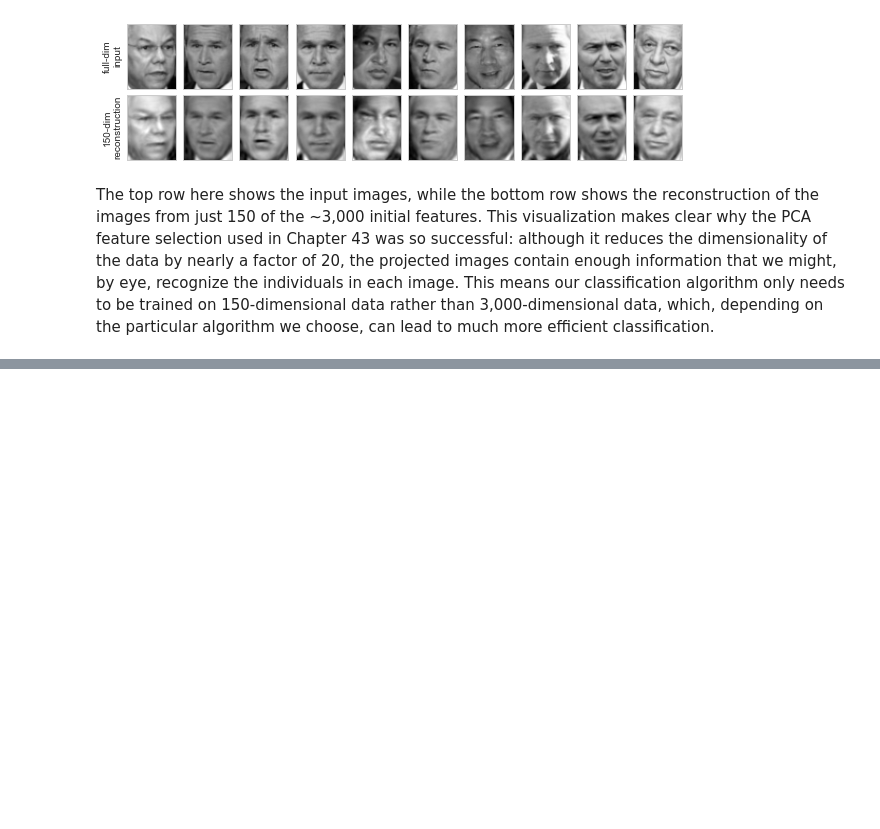
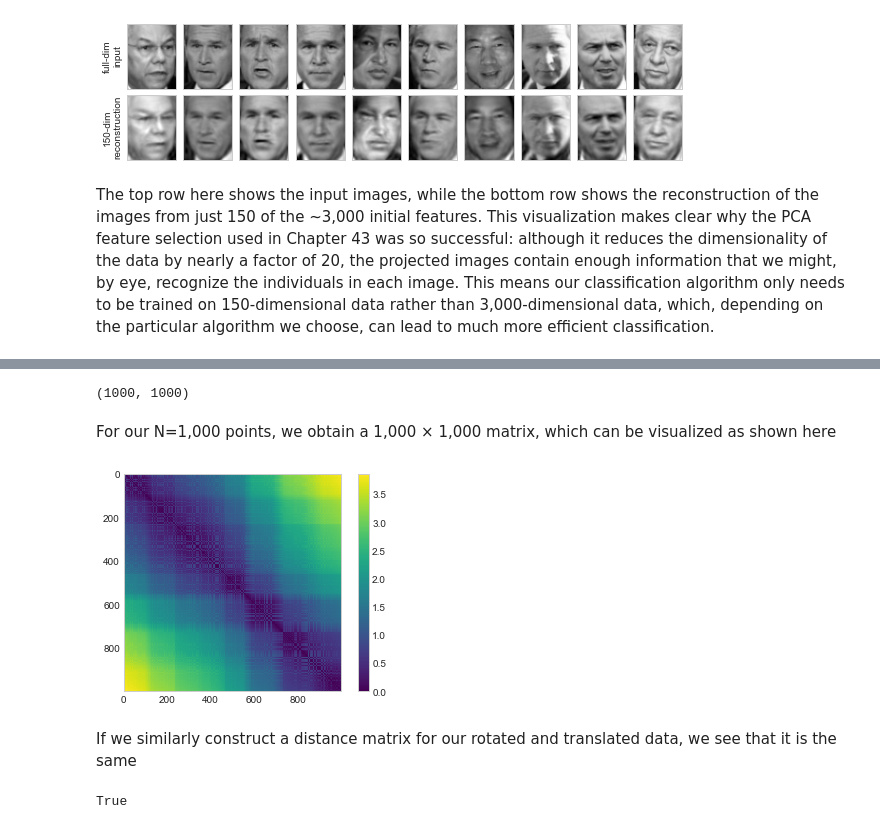
Before and after one commit to Oluwajobs/python_data_science, a Jupyter notebook: ML_Note.ipynb, the cells around one changed output, grey strips where cells are left out. Saved outputs shown, nothing was run; the diff lists cells and outputs as text; code cells hidden in the pictures; blank space fills up the shorter version.

```diff
--- a/ML_Note.ipynb
+++ b/ML_Note.ipynb
@@ -2496,0 +2578,20 @@ The top row here shows the input images, while the bottom row shows the reconstr
+# %%
+from sklearn.metrics import pairwise_distances
+D = pairwise_distances(X)
+D.shape
+# %% [output]
+(1000, 1000)
+# %% [markdown]
+For our N=1,000 points, we obtain a 1,000 × 1,000 matrix, which can be visualized as shown here
+# %%
+plt.imshow(D, zorder=2, cmap='viridis', interpolation='nearest')
+plt.colorbar();
+# %% [output]
+[figure, added]
+# %% [markdown]
+If we similarly construct a distance matrix for our rotated and translated data, we see that it is the same
+# %%
+D2 = pairwise_distances(X2)
+np.allclose(D, D2)
+# %% [output]
+True
```
Also changed, not shown: parts of 51 cells of this notebook, 1 other file.
